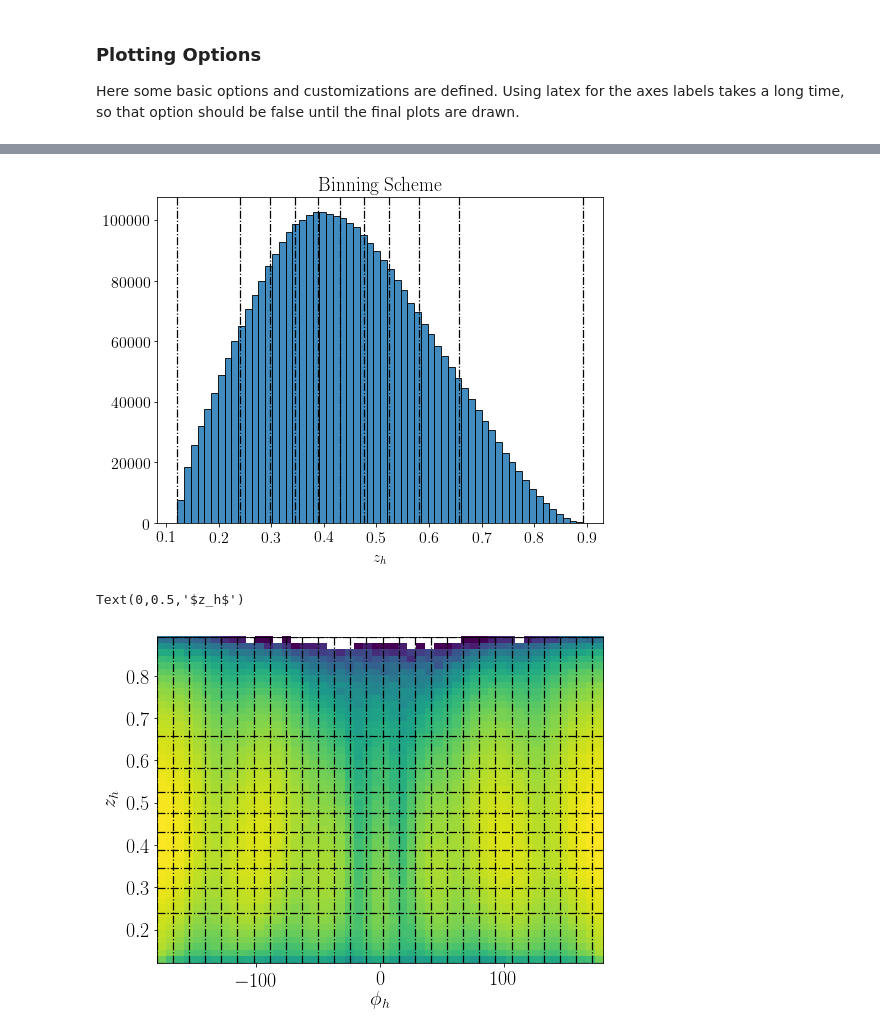
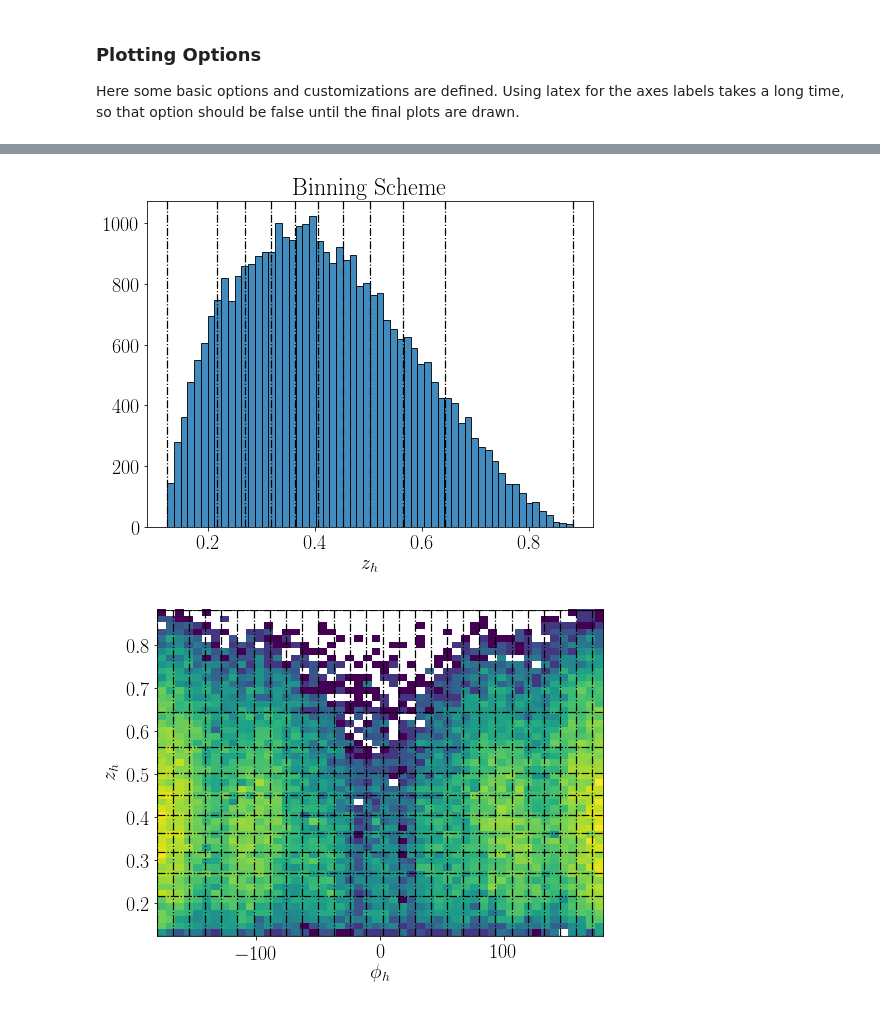
Before and after one commit to dmriser/python-analysis, a Jupyter notebook: kaon-bsa/notebooks/1.0-plot-kinematics.ipynb, the cells around one changed output, grey strips where cells are left out. Cells and saved outputs as stored; diff of their text form; code cells hidden in the pictures.

```diff
--- a/kaon-bsa/notebooks/1.0-plot-kinematics.ipynb
+++ b/kaon-bsa/notebooks/1.0-plot-kinematics.ipynb
@@ -20,7 +20,7 @@ config_file = '../config-laptop.json'
 config = utils.load_config(config_file)
 
 # This will ensure all data is loaded.
-config['sample_size'] = None
+config['sample_size'] = 100000
 
 # Raw dataset loading
 data = utils.load_dataset(config)
@@ -166,26 +166,25 @@ for bin_edge in bins['z']:
 
 plt.savefig('../image/binning_z.pdf', bbox_inches='tight')
 # %% [output]
-[figure, old version]
+[figure, new version]
 # %%
 plt.figure(figsize=(8,6))
 plt.hist2d(nom_data['phi_h'], nom_data['z'],
            bins=50, norm=LogNorm());
 
 for bin_edge in bins['z']:
     plt.axhline(bin_edge, linestyle='-.',
                     color='black', linewidth=1.25)
 
 for bin_edge in np.arange(-180, 180, 13):
     plt.axvline(bin_edge, linestyle='-.',
                     color='black', linewidth=1.25)
 
 plt.xlabel('$\phi_h$')
 plt.ylabel('$z_h$')
-plt.save
+plt.savefig('../image/binning_z_phi.pdf', bbox_inches='tight')
 # %% [output]
-Text(0,0.5,'$z_h$')
-[figure, old version]
+[figure, new version]
 # %%
 fig = plt.figure(figsize=(8,6))
 ax = fig.add_subplot(1,1,1)
```
Also changed, not shown: parts of 10 cells of this notebook, 27 other files.
